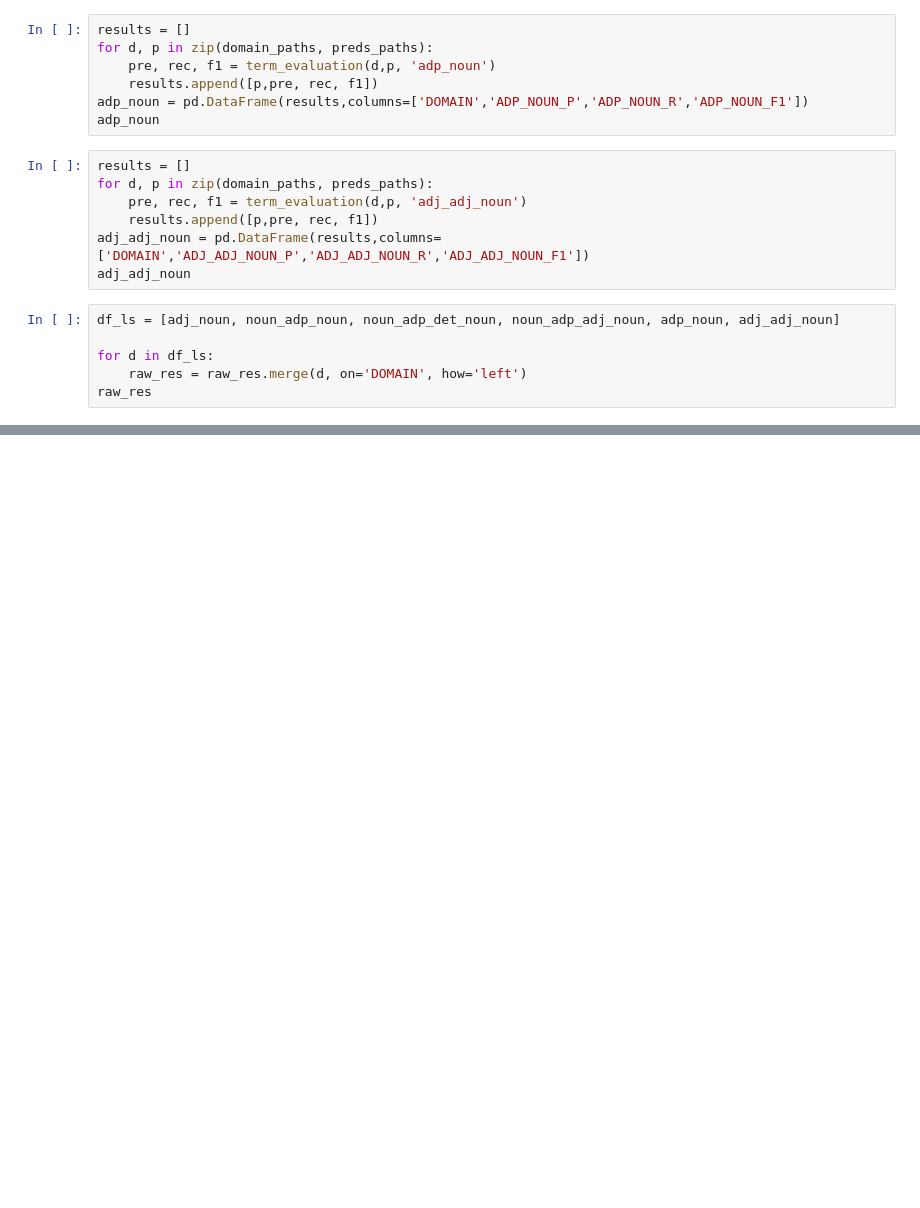
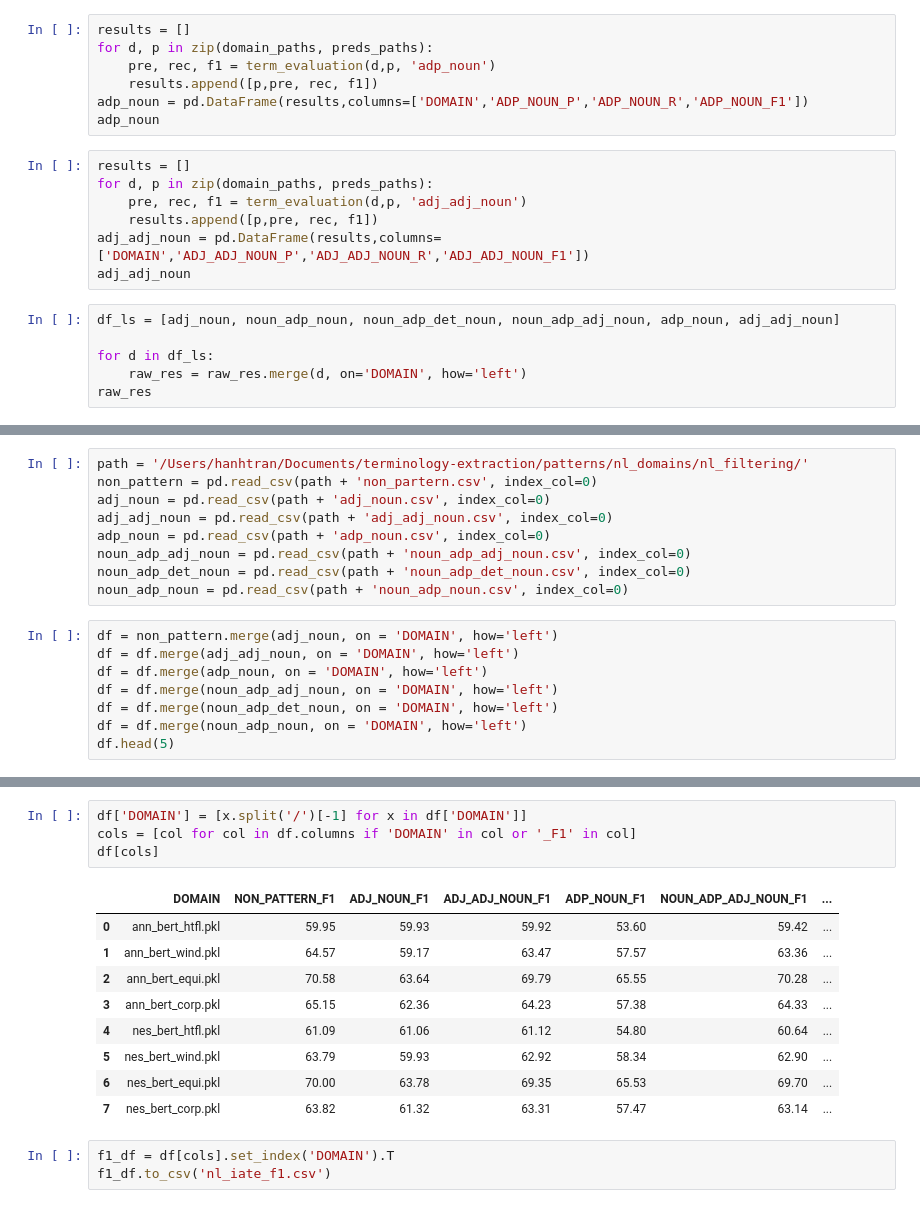
Before and after one commit to honghanhh/terminology-extraction, a Jupyter notebook: patterns/nl_domains/nl_iate_filtering.ipynb, the cells around one changed output, grey strips where cells are left out. Cells and saved outputs as stored; diff of their text form; blank space fills up the shorter version.

```diff
--- a/patterns/nl_domains/nl_iate_filtering.ipynb
+++ b/patterns/nl_domains/nl_iate_filtering.ipynb
@@ -481,0 +490,17 @@ raw_res
+# %%
+path = '/Users/hanhtran/Documents/terminology-extraction/patterns/nl_domains/nl_filtering/'
+non_pattern = pd.read_csv(path + 'non_partern.csv', index_col=0)
+adj_noun = pd.read_csv(path + 'adj_noun.csv', index_col=0)
+adj_adj_noun = pd.read_csv(path + 'adj_adj_noun.csv', index_col=0)
+adp_noun = pd.read_csv(path + 'adp_noun.csv', index_col=0)
+noun_adp_adj_noun = pd.read_csv(path + 'noun_adp_adj_noun.csv', index_col=0)
+noun_adp_det_noun = pd.read_csv(path + 'noun_adp_det_noun.csv', index_col=0)
+noun_adp_noun = pd.read_csv(path + 'noun_adp_noun.csv', index_col=0)
+# %%
+df = non_pattern.merge(adj_noun, on = 'DOMAIN', how='left')
+df = df.merge(adj_adj_noun, on = 'DOMAIN', how='left')
+df = df.merge(adp_noun, on = 'DOMAIN', how='left')
+df = df.merge(noun_adp_adj_noun, on = 'DOMAIN', how='left')
+df = df.merge(noun_adp_det_noun, on = 'DOMAIN', how='left')
+df = df.merge(noun_adp_noun, on = 'DOMAIN', how='left')
+df.head(5)
@@ -481,0 +515,17 @@ raw_res
+# %%
+df['DOMAIN'] = [x.split('/')[-1] for x in df['DOMAIN']]
+cols = [col for col in df.columns if 'DOMAIN' in col or '_F1' in col]
+df[cols]
+# %% [output]
+|  | DOMAIN | NON_PATTERN_F1 | ADJ_NOUN_F1 | ADJ_ADJ_NOUN_F1 | ADP_NOUN_F1 | NOUN_ADP_ADJ_NOUN_F1 | ... |
+| 0 | ann_bert_htfl.pkl | 59.95 | 59.93 | 59.92 | 53.60 | 59.42 | ... |
+| 1 | ann_bert_wind.pkl | 64.57 | 59.17 | 63.47 | 57.57 | 63.36 | ... |
+| 2 | ann_bert_equi.pkl | 70.58 | 63.64 | 69.79 | 65.55 | 70.28 | ... |
+| 3 | ann_bert_corp.pkl | 65.15 | 62.36 | 64.23 | 57.38 | 64.33 | ... |
+| 4 | nes_bert_htfl.pkl | 61.09 | 61.06 | 61.12 | 54.80 | 60.64 | ... |
+| 5 | nes_bert_wind.pkl | 63.79 | 59.93 | 62.92 | 58.34 | 62.90 | ... |
+| 6 | nes_bert_equi.pkl | 70.00 | 63.78 | 69.35 | 65.53 | 69.70 | ... |
+| 7 | nes_bert_corp.pkl | 63.82 | 61.32 | 63.31 | 57.47 | 63.14 | ... |
+# %%
+f1_df = df[cols].set_index('DOMAIN').T
+f1_df.to_csv('nl_iate_f1.csv')
```
Also changed, not shown: parts of 6 cells of this notebook, 25 other files.
